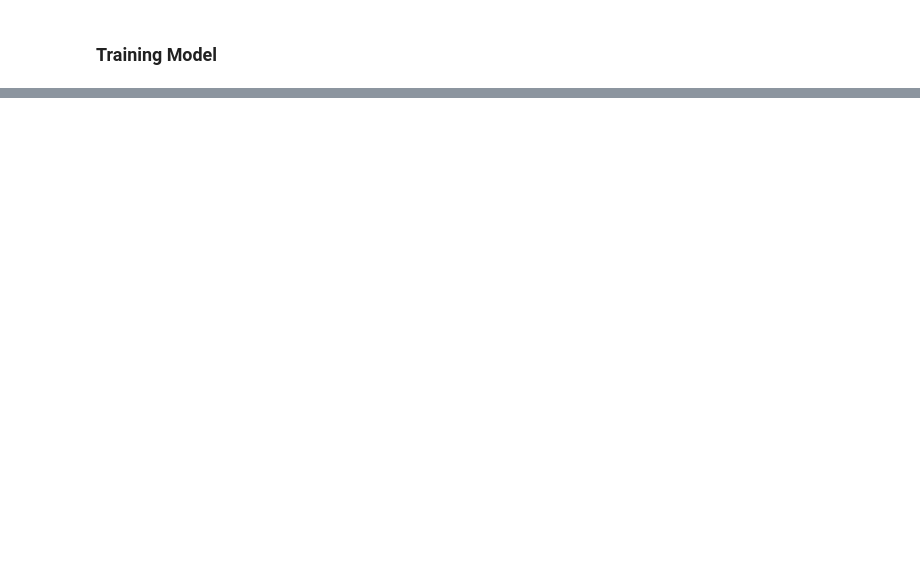
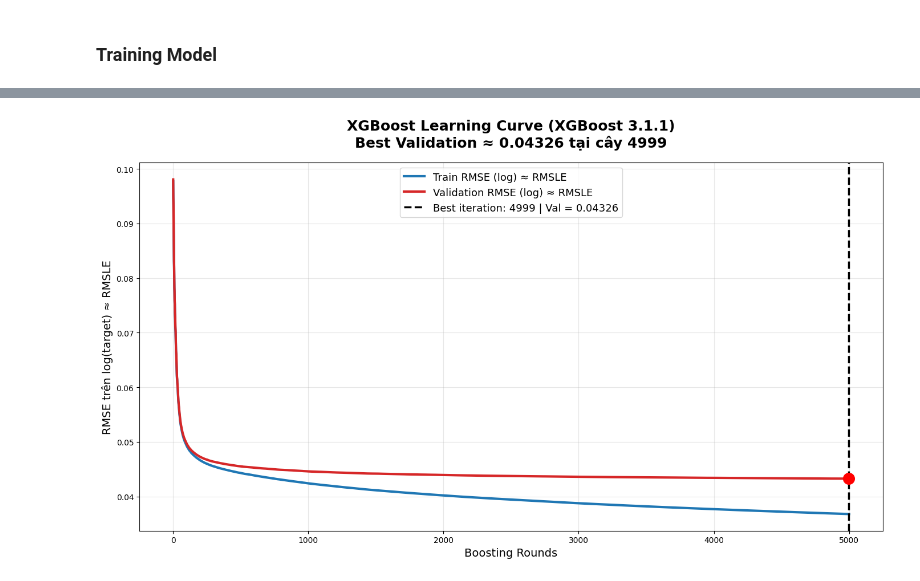
Before and after one commit to khangbkk23/TaxiDurationInNYCPrediction, a Jupyter notebook: pipeline.ipynb, the cells around one changed output, grey strips where cells are left out. Saved outputs shown, nothing was run; the diff lists cells and outputs as text; code cells hidden in the pictures; blank space fills up the shorter version.

Commit message:
Draw plots

```diff
--- a/pipeline.ipynb
+++ b/pipeline.ipynb
@@ -465,0 +497,84 @@ print(baseline_results)
+# %%
+# ==================== LEARNING CURVE XGBOOST BEFORE TUNING ====================
+from xgboost import XGBRegressor
+from sklearn.model_selection import train_test_split
+import matplotlib.pyplot as plt
+import numpy as np
+
+# Chia dữ liệu
+X_tr, X_val, y_tr_log, y_val_log = train_test_split(
+    X_train, y_train_log, test_size=0.2, random_state=42
+)
+
+xgb = XGBRegressor(
+    n_estimators=5000,
+    max_depth=6,
+    learning_rate=0.05,
+    subsample=0.8,
+    colsample_bytree=0.8,
+    reg_alpha=0.1,
+    reg_lambda=1.0,
+    tree_method='hist',
+    random_state=42,
+    n_jobs=-1,
+    verbosity=0,
+    early_stopping_rounds=100
+)
+
+# Fit + tự động lưu history
+xgb.fit(
+    X_tr, y_tr_log,
+    eval_set=[(X_tr, y_tr_log), (X_val, y_val_log)],
+    verbose=False
+)
+
+# ==================== LẤY HISTORY ====================
+results = xgb.evals_result()
+train_rmse = results['validation_0']['rmse']
+val_rmse   = results['validation_1']['rmse']
+
+epochs = len(train_rmse)
+x_axis = range(1, epochs + 1)
+
+# ==================== VẼ ĐỒ THỊ ====================
+plt.figure(figsize=(14, 8))
+plt.plot(x_axis, train_rmse, label='Train RMSE (log) ≈ RMSLE', linewidth=3, color='#1f77b4')
+plt.plot(x_axis, val_rmse,   label='Validation RMSE (log) ≈ RMSLE', linewidth=3, color='#d62728')
+
+# Best iteration
+best_iter = xgb.best_iteration + 1
+plt.axvline(best_iter, color='black', linestyle='--', linewidth=2.5,
+            label=f'Best iteration: {best_iter} | Val = {val_rmse[xgb.best_iteration]:.5f}')
+plt.scatter(best_iter, val_rmse[xgb.best_iteration], color='red', s=200, zorder=10)
+
+plt.title('XGBoost Learning Curve (XGBoost 3.1.1)\n'
+          f'Best Validation ≈ {val_rmse[xgb.best_iteration]:.5f} tại cây {best_iter}',
+          fontsize=18, fontweight='bold', pad=20)
+plt.xlabel('Boosting Rounds', fontsize=14)
+plt.ylabel('RMSE trên log(target) ≈ RMSLE', fontsize=14)
+plt.legend(fontsize=13)
+plt.grid(True, alpha=0.3)
+plt.tight_layout()
+plt.show()
+
+# ==================== TÓM TẮT ====================
+gap = val_rmse[xgb.best_iteration] - train_rmse[xgb.best_iteration]
+
+print("\n" + "="*60)
+print("           KẾT QUẢ ĐÁNH GIÁ OVERFIT (XGBoost 3.1.1)")
+print("="*60)
+print(f"Best Validation RMSLE  : {val_rmse[xgb.best_iteration]:.5f}")
+print(f"Tại cây số             : {best_iter}")
+print(f"Train RMSLE tại đó     : {train_rmse[xgb.best_iteration]:.5f}")
+print(f"Gap (overfit degree)   : {gap:.5f}")
+print(f"Đề xuất n_estimators   : {best_iter}")
+print("="*60)
+
+
+print(f"\nModel cuối cùng nên dùng:")
+print(f"n_estimators   = {best_iter}")
+print(f"max_depth      = 5-6")
+print(f"learning_rate  = 0.03-0.05")
+print(f"reg_alpha      = 0.5-1.0")
+# %% [output]
+[figure, added]
```
Also changed, not shown: parts of 15 cells of this notebook.
